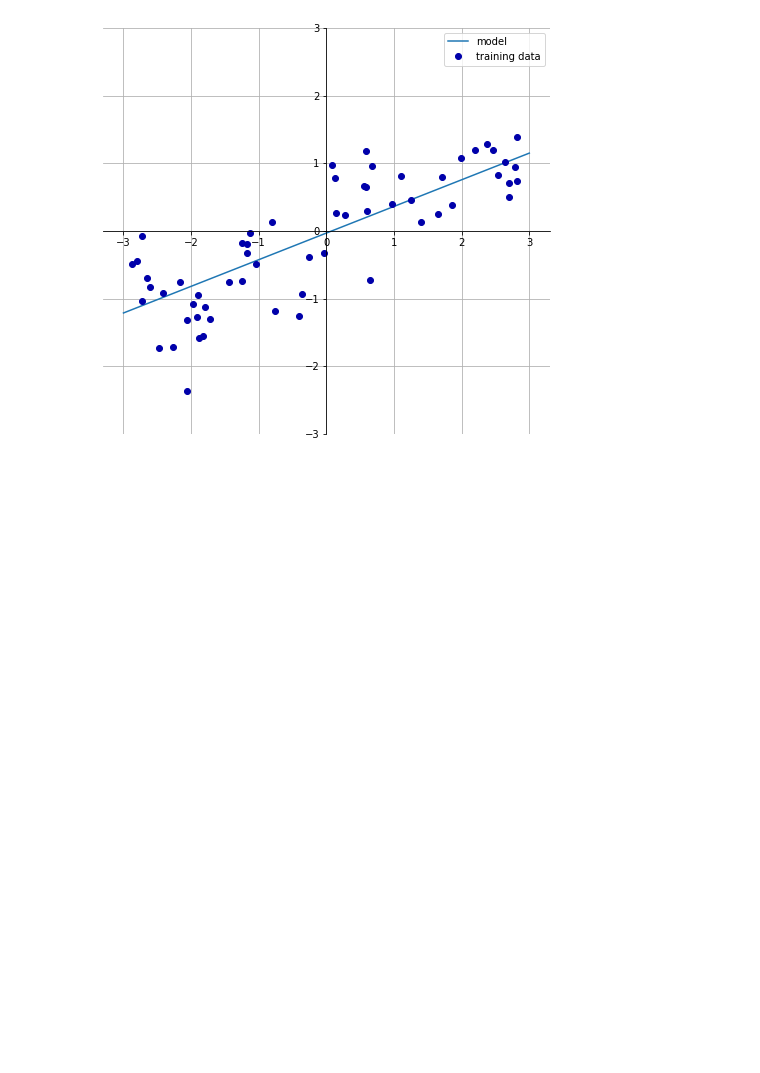
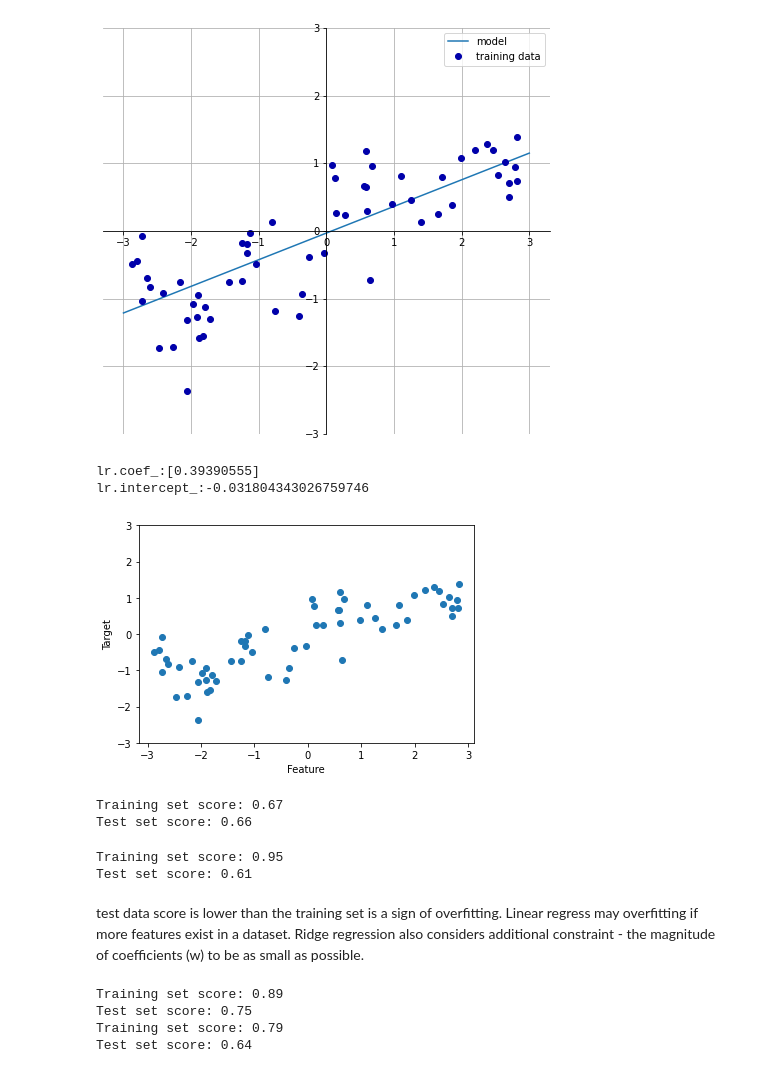
Before and after one commit to hchenaisi/Python_learning, a Jupyter notebook: Chapter2.ipynb, the cells around one changed output. Cells and saved outputs as stored; diff of their text form; code cells hidden in the pictures; blank space fills up the shorter version.

```diff
--- a/Chapter2.ipynb
+++ b/Chapter2.ipynb
@@ -185,3 +180,50 @@ mglearn.plots.plot_linear_regression_wave()
 # %% [output]
 w[0]: 0.393906  b: -0.031804
 [figure]
+# %%
+from sklearn.linear_model import LinearRegression
+X, y = mglearn.datasets.make_wave(n_samples=60)
+plt.plot(X,y,'o')
+plt.ylim(-3,3)
+plt.xlabel("Feature")
+plt.ylabel("Target")
+X_train, X_test, y_train, y_test = train_test_split(X, y, random_state=42)
+lr = LinearRegression().fit(X_train, y_train)
+print("lr.coef_:{}".format(lr.coef_))
+print("lr.intercept_:{}".format(lr.intercept_))
+# %% [output]
+lr.coef_:[0.39390555]
+lr.intercept_:-0.031804343026759746
+[figure, added]
+# %%
+print("Training set score: {:.2f}".format(lr.score(X_train, y_train)))
+print("Test set score: {:.2f}".format(lr.score(X_test, y_test)))
+# %% [output]
+Training set score: 0.67
+Test set score: 0.66
+# %%
+X,y=mglearn.datasets.load_extended_boston()
+X_train, X_test, y_train, y_test = train_test_split(X, y, random_state=0)
+lr = LinearRegression().fit(X_train, y_train)
+print("Training set score: {:.2f}".format(lr.score(X_train, y_train)))
+print("Test set score: {:.2f}".format(lr.score(X_test, y_test)))
+# %% [output]
+Training set score: 0.95
+Test set score: 0.61
+# %% [markdown]
+test data score is lower than the training set is a sign of overfitting. Linear regress may overfitting if more features exist in a dataset.
+Ridge regression also considers additional constraint - the magnitude of coefficients (w) to be as small as possible.
+# %%
+from sklearn.linear_model import Ridge
+ridge = Ridge().fit(X_train, y_train)
+ridge10 = Ridge(alpha=10).fit(X_train, y_train)
+ridge01 = Ridge(alpha=0.1).fit(X_train, y_train)
+print("Training set score: {:.2f}".format(ridge.score(X_train, y_train)))
+print("Test set score: {:.2f}".format(ridge.score(X_test, y_test)))
+print("Training set score: {:.2f}".format(ridge10.score(X_train, y_train)))
+print("Test set score: {:.2f}".format(ridge10.score(X_test, y_test)))
+# %% [output]
+Training set score: 0.89
+Test set score: 0.75
+Training set score: 0.79
+Test set score: 0.64
```
Also changed, not shown: parts of 8 cells of this notebook.
